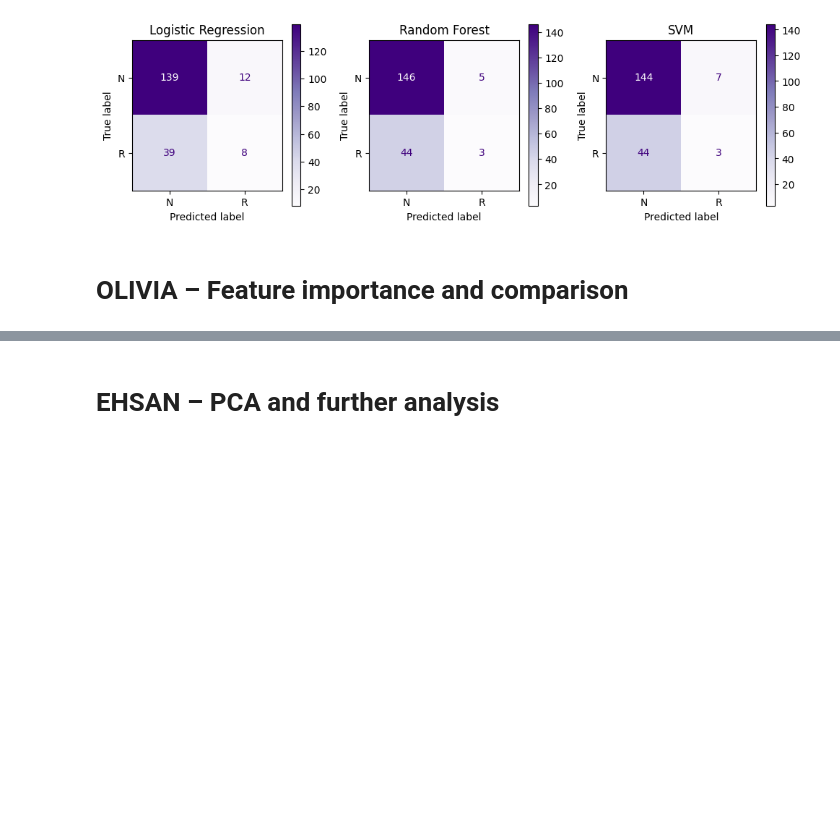
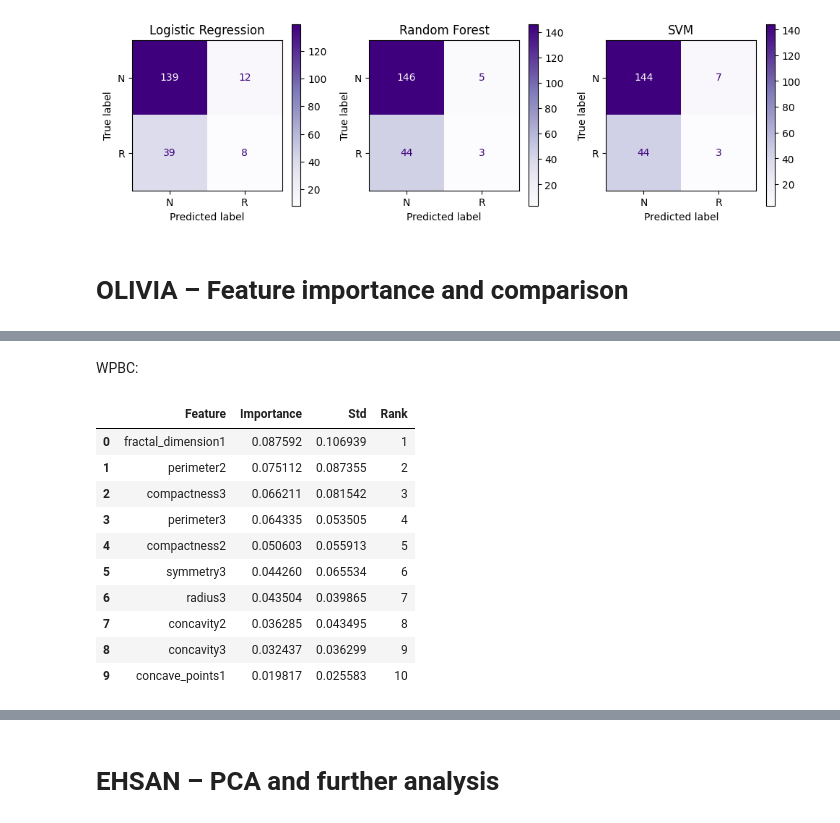
Before and after one commit to Bndreea/Team-9, a Jupyter notebook: Group9.ipynb, the cells around one changed output, grey strips where cells are left out. Saved outputs shown, nothing was run; the diff lists cells and outputs as text; code cells hidden in the pictures; blank space fills up the shorter version.

```diff
--- a/Group9.ipynb
+++ b/Group9.ipynb
@@ -819,0 +1034,25 @@ plt.show()
+# %% [markdown]
+WPBC:
+# %%
+wpbc_importance = calculate_cv_importance(
+    model=best_wpbc_model,
+    X=X_nuclear,
+    y=Y,
+    cv=cv,
+    scoring="average_precision",
+    n_repeats=30
+)
+
+display(wpbc_importance.head(10))
+# %% [output]
+|  | Feature | Importance | Std | Rank |
+| 0 | fractal_dimension1 | 0.087592 | 0.106939 | 1 |
+| 1 | perimeter2 | 0.075112 | 0.087355 | 2 |
+| 2 | compactness3 | 0.066211 | 0.081542 | 3 |
+| 3 | perimeter3 | 0.064335 | 0.053505 | 4 |
+| 4 | compactness2 | 0.050603 | 0.055913 | 5 |
+| 5 | symmetry3 | 0.044260 | 0.065534 | 6 |
+| 6 | radius3 | 0.043504 | 0.039865 | 7 |
+| 7 | concavity2 | 0.036285 | 0.043495 | 8 |
+| 8 | concavity3 | 0.032437 | 0.036299 | 9 |
+| 9 | concave_points1 | 0.019817 | 0.025583 | 10 |
```
Also changed, not shown: parts of 18 cells of this notebook.
